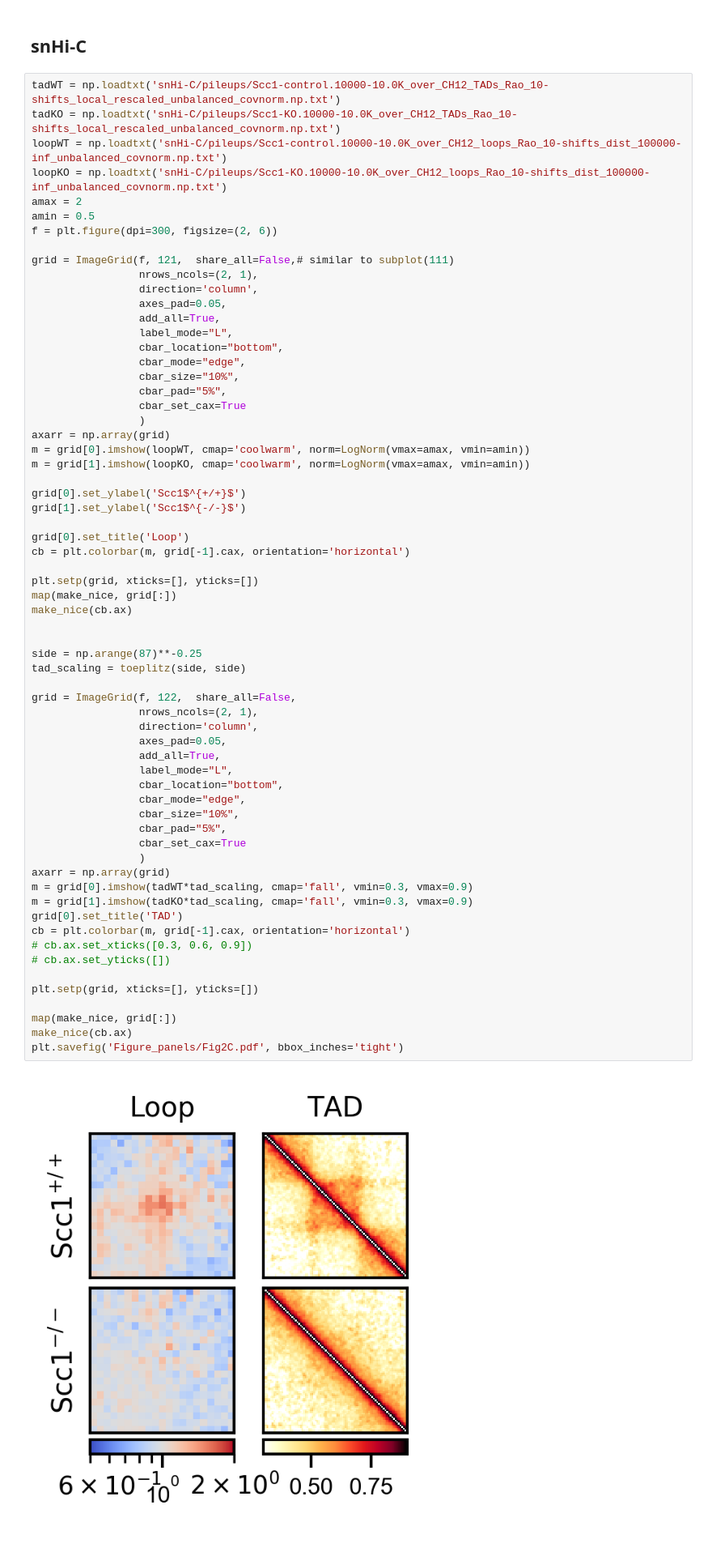
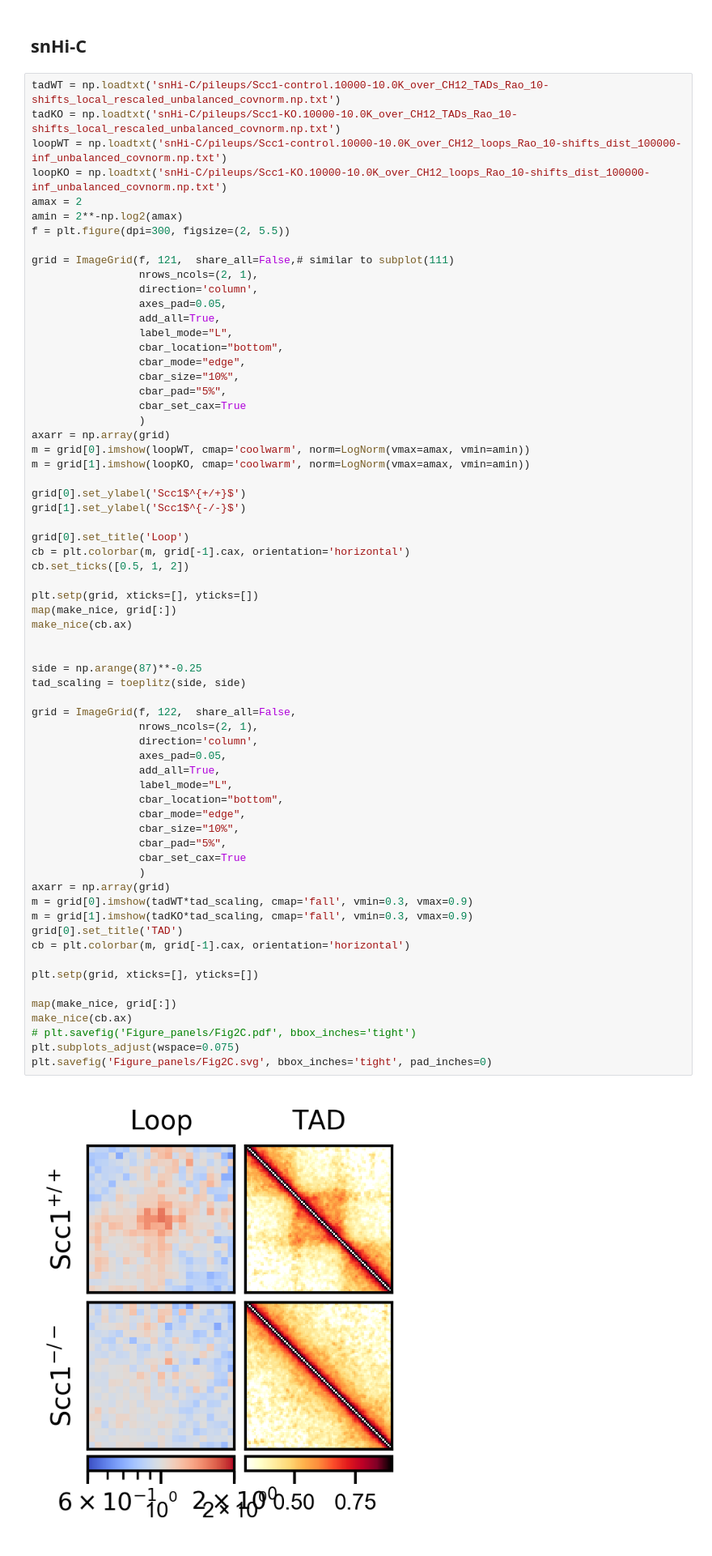
Before and after one commit to Phlya/coolpuppy_paper, a Jupyter notebook: notebook.ipynb, the cells around one changed output. Shown: that part at 81% size. Saved outputs shown, nothing was run; the diff lists cells and outputs as text.

```diff
--- a/notebook.ipynb
+++ b/notebook.ipynb
@@ -336,8 +313,8 @@ tadKO = np.loadtxt('snHi-C/pileups/Scc1-KO.10000-10.0K_over_CH12_TADs_Rao_10-shi
 loopWT = np.loadtxt('snHi-C/pileups/Scc1-control.10000-10.0K_over_CH12_loops_Rao_10-shifts_dist_100000-inf_unbalanced_covnorm.np.txt')
 loopKO = np.loadtxt('snHi-C/pileups/Scc1-KO.10000-10.0K_over_CH12_loops_Rao_10-shifts_dist_100000-inf_unbalanced_covnorm.np.txt')
 amax = 2
-amin = 0.5
-f = plt.figure(dpi=300, figsize=(2, 6))
+amin = 2**-np.log2(amax)
+f = plt.figure(dpi=300, figsize=(2, 5.5))
 
 grid = ImageGrid(f, 121,  share_all=False,# similar to subplot(111)
                  nrows_ncols=(2, 1),
@@ -360,42 +337,43 @@ grid[1].set_ylabel('Scc1$^{-/-}$')
 
 grid[0].set_title('Loop')
 cb = plt.colorbar(m, grid[-1].cax, orientation='horizontal')
+cb.set_ticks([0.5, 1, 2])
 
 plt.setp(grid, xticks=[], yticks=[])
 map(make_nice, grid[:])
 make_nice(cb.ax)
 
 
 side = np.arange(87)**-0.25
 tad_scaling = toeplitz(side, side)
 
 grid = ImageGrid(f, 122,  share_all=False,
                  nrows_ncols=(2, 1),
                  direction='column',
                  axes_pad=0.05,
                  add_all=True,
                  label_mode="L",
                  cbar_location="bottom",
                  cbar_mode="edge",
                  cbar_size="10%",
                  cbar_pad="5%",
                  cbar_set_cax=True
                  )
 axarr = np.array(grid)
 m = grid[0].imshow(tadWT*tad_scaling, cmap='fall', vmin=0.3, vmax=0.9)
 m = grid[1].imshow(tadKO*tad_scaling, cmap='fall', vmin=0.3, vmax=0.9)
 grid[0].set_title('TAD')
 cb = plt.colorbar(m, grid[-1].cax, orientation='horizontal')
-# cb.ax.set_xticks([0.3, 0.6, 0.9])
-# cb.ax.set_yticks([])
 
 plt.setp(grid, xticks=[], yticks=[])
 
 map(make_nice, grid[:])
 make_nice(cb.ax)
-plt.savefig('Figure_panels/Fig2C.pdf', bbox_inches='tight')
+# plt.savefig('Figure_panels/Fig2C.pdf', bbox_inches='tight')
+plt.subplots_adjust(wspace=0.075)
+plt.savefig('Figure_panels/Fig2C.svg', bbox_inches='tight', pad_inches=0)
 # %% [output]
-[figure, old version]
+[figure, new version]
 # %% [markdown]
 ## Loopability examples
 # %%
```
Also changed, not shown: parts of 12 cells of this notebook, 26 other files.
